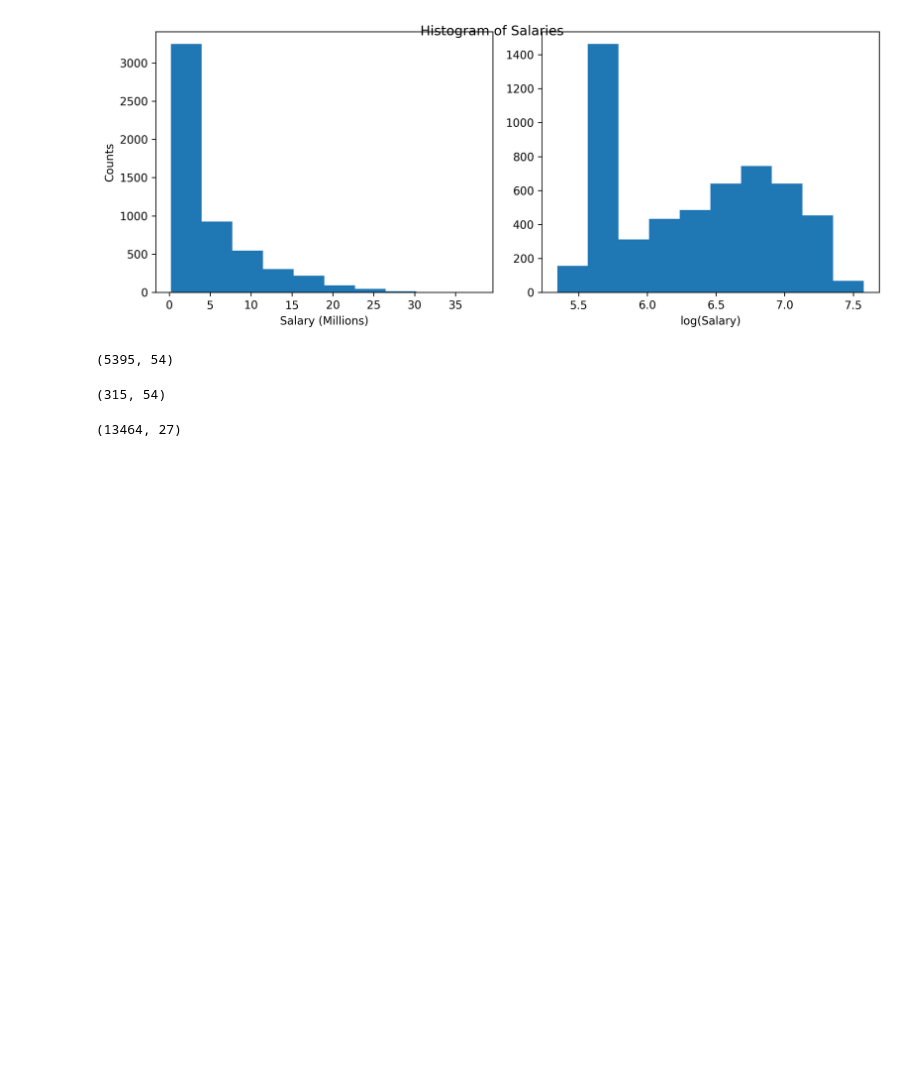
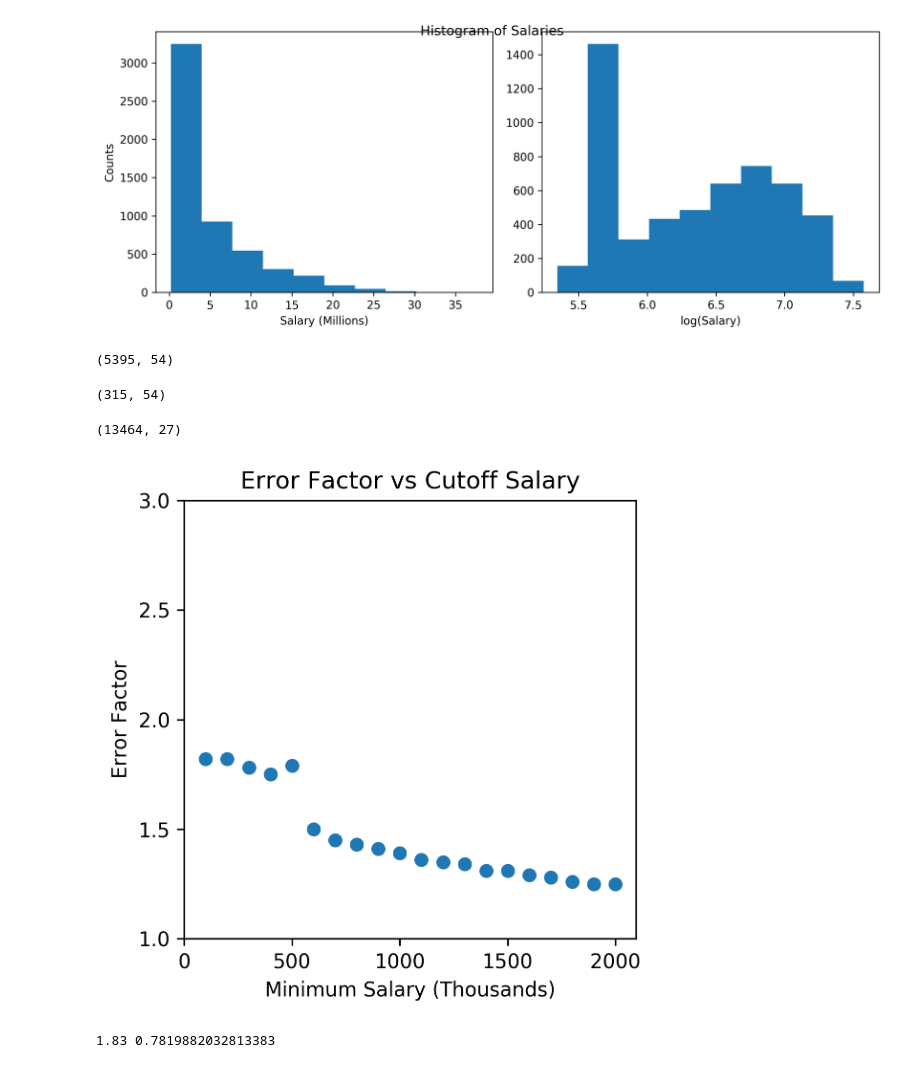
Before and after one commit to iamryanmurray/metis, a Jupyter notebook: 2-Luther/batting_train_test.ipynb, the cells around one changed output. Saved outputs shown, nothing was run; the diff lists cells and outputs as text; code cells hidden in the pictures; blank space fills up the shorter version.

```diff
--- a/2-Luther/batting_train_test.ipynb
+++ b/2-Luther/batting_train_test.ipynb
@@ -70,6 +78,19 @@ def fixtm(t):
 def fix_name(n):
     n = (' ').join(n.split('\xa0'))
     return re.sub(r'[^\w\s]','',n)
+# %%
+def elastic(cutoff = 1):
+    train_X, train_y, test_X, test_y = load_and_split_data(cutoff)
+
+    regr = ElasticNetCV(alphas=[.2,.3,.5,.9,.99,1],cv=10,tol=0.01)
+
+    regr.fit(train_X,train_y)
+
+    preds = regr.predict(test_X)
+
+    error = np.sqrt(MSE(test_y,preds))
+
+    return round(10**error,2), regr.get_params()
 # %%
 def train_and_test(cutoff = 1000000):
     train_X,train_y,test_X,test_y = load_and_split_data(cutoff)
@@ -89,6 +110,14 @@ def cutoff_df(df,cutoff):
     log_10_cut = math.log10(cutoff)
     df = df[df['log10_adj'] >= log_10_cut]
     return df
+# %%
+def test_elastic_cutoffs():
+    test_cutoffs = [(i+1)*100000 for i in range(20)]
+    error_list = []
+    for i in test_cutoffs:
+        error = elastic(i)
+        error_list.append(error)
+    return test_cutoffs,error_list
 # %%
 def test_cutoffs():
     test_cutoffs = [(i+1)*100000 for i in range(20)]
@@ -352,3 +381,18 @@ tr,te = load_data()
 tr.shape
 # %% [output]
 (13464, 27)
+# %%
+cut, err = test_elastic_cutoffs()
+# %%
+fig,ax = plt.subplots(figsize=(4,4))
+
+ax.scatter([i/1000 for i in cut],err)
+ax.set_title("Error Factor vs Cutoff Salary")
+ax.set_ylabel("Error Factor")
+ax.set_xlabel("Minimum Salary (Thousands)")
+ax.set_yticks([1,1.5,2,2.5,3]);
+ax.set_xticks([0,500,1000,1500,2000]);
+plt.tight_layout()
+#plt.savefig('cutofferr.png')
+# %% [output]
+[figure, added]
@@ -354,0 +401,14 @@ tr.shape
+# %%
+train_X, train_y, test_X, test_y = load_and_split_data(500000)
+
+regr = ElasticNetCV(alphas=[.2,.3,.5,.9,.99,1],cv=10,tol=0.01)
+
+regr.fit(train_X,train_y)
+
+preds = regr.predict(test_X)
+
+error = np.sqrt(MSE(test_y,preds))
+
+print(np.round(10**error,2),regr.score(train_X,train_y))
+# %% [output]
+1.83 0.7819882032813383
```
Also changed, not shown: parts of 31 cells of this notebook, 2 other files.
